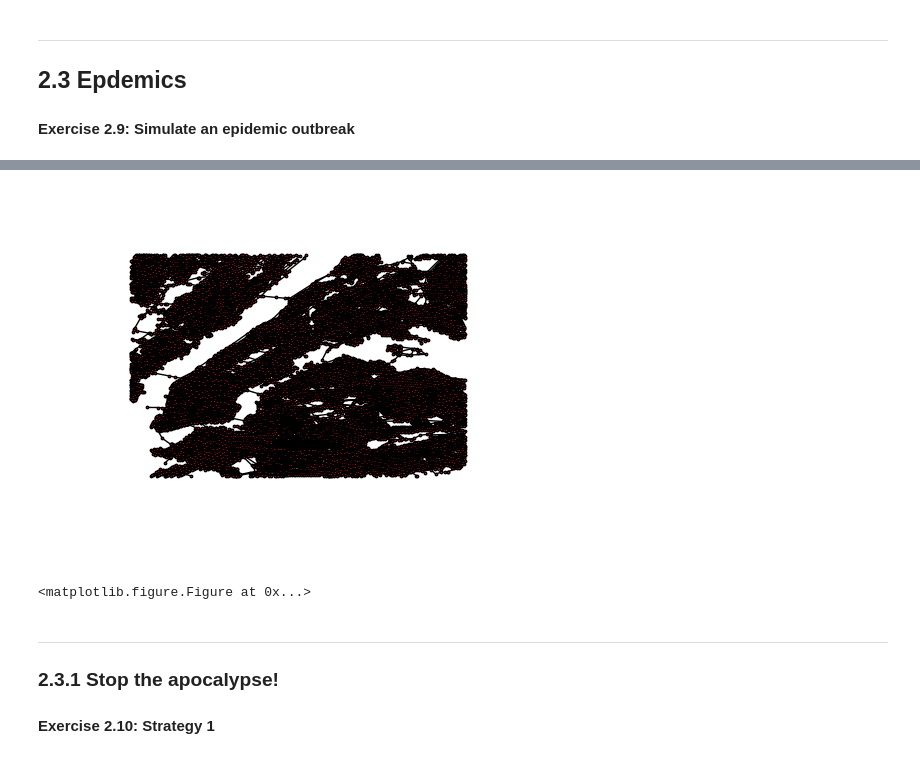
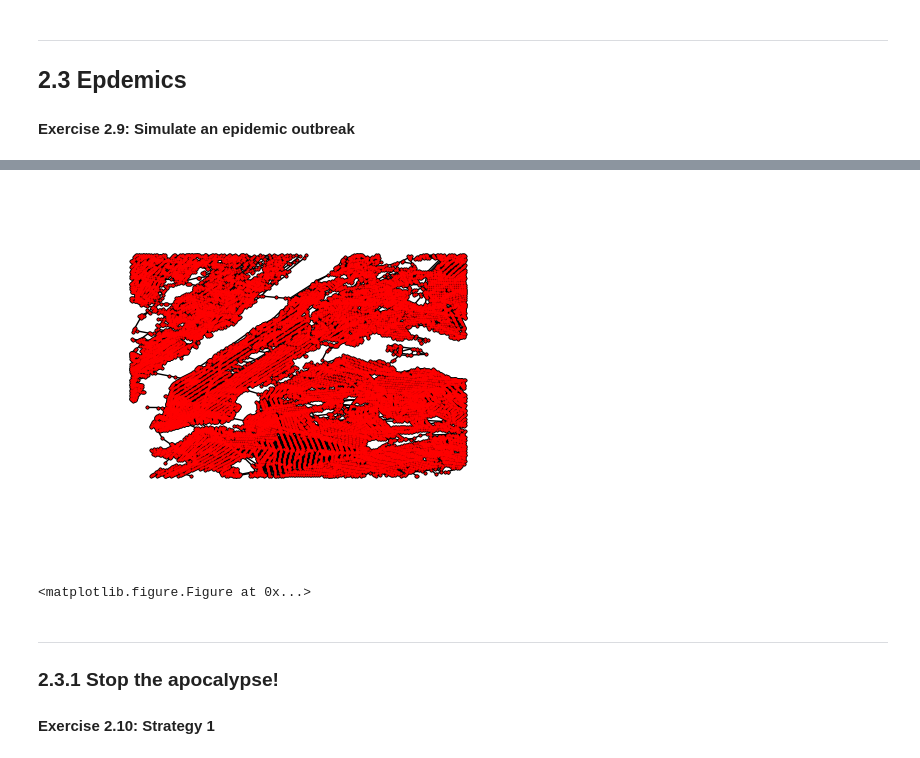
Before and after one commit to Battleman/InternetAnalyticsW, a Jupyter notebook: lab02/ix-lab2/notebooks/ix-lab2-notebook-part3.ipynb, the cells around one changed output, grey strips where cells are left out. Cells and saved outputs as stored; diff of their text form; code cells hidden in the pictures.

Commit message:
draw graph better

```diff
--- a/lab02/ix-lab2/notebooks/ix-lab2-notebook-part3.ipynb
+++ b/lab02/ix-lab2/notebooks/ix-lab2-notebook-part3.ipynb
@@ -80,12 +80,13 @@ plotSIR(sir)
 # %%
 plt.axis('off')
-fig = plt.figure(1)
 positions = nx.get_node_attributes(g,'coordinates')
-nx.draw(g,positions,node_size=3)
+nodes = nx.draw_networkx_nodes(g,positions,node_size=3)
+nodes.set_linewidth(0)
+nx.draw_networkx_edges(g,positions)
 plt.figure(100,figsize=(100,100))
 plt.show();
 # %% [output]
-[figure, old version]
+[figure, new version]
 <matplotlib.figure.Figure at 0x...>
 # %% [markdown]
 ---
```
Also changed, not shown: parts of 3 cells of this notebook.
